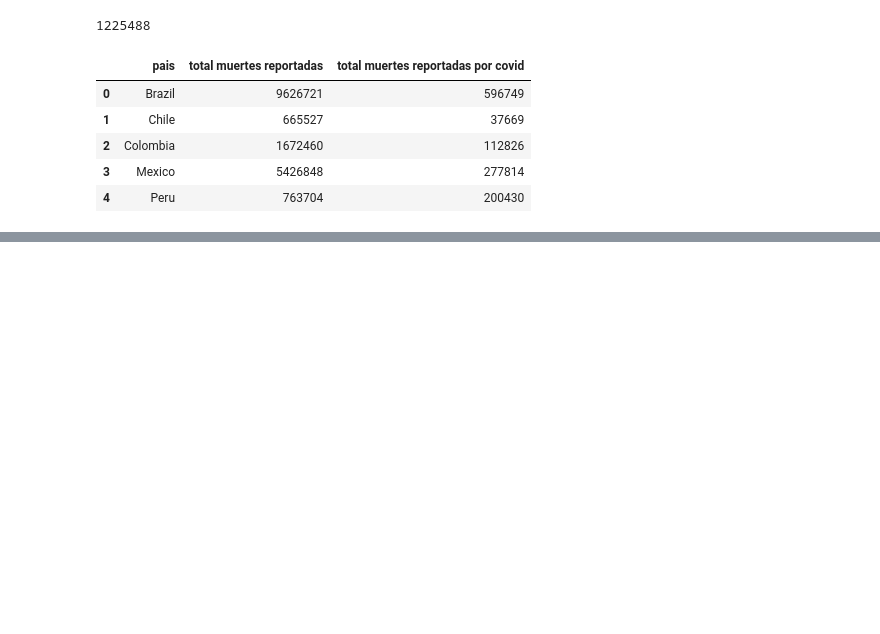
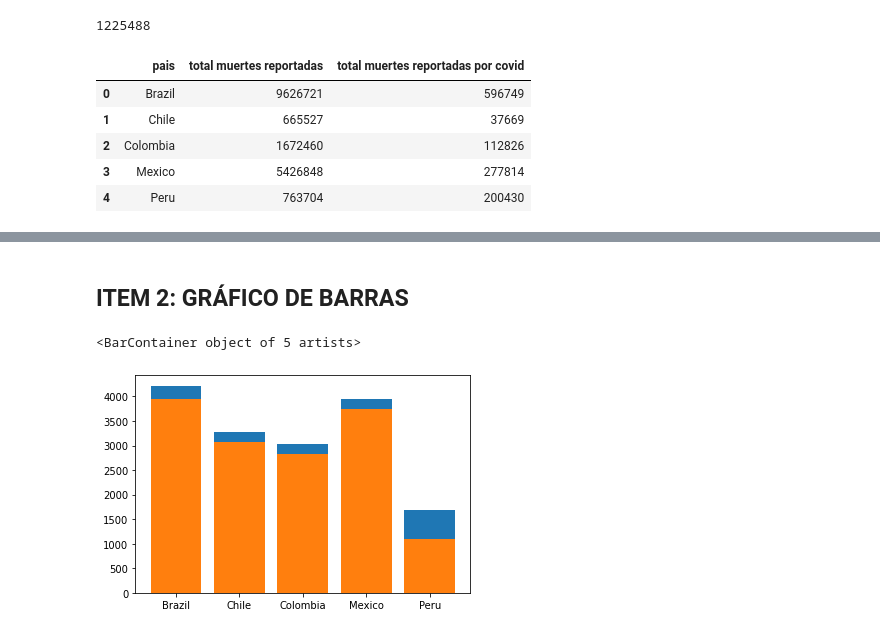
Before and after one commit to marcodeamicis/proyecto_covid, a Jupyter notebook: notebooks/1_business_and_data_understanding_amicis.ipynb, the cells around one changed output, grey strips where cells are left out. Saved outputs shown, nothing was run; the diff lists cells and outputs as text; code cells hidden in the pictures; blank space fills up the shorter version.

```diff
--- a/notebooks/1_business_and_data_understanding_amicis.ipynb
+++ b/notebooks/1_business_and_data_understanding_amicis.ipynb
@@ -52,0 +83,3 @@ df_muertes_agg.merge(df_poblacion, how='left', left_on='pais', right_on='Pais')
+# %%
+df_muertes_agg['muertes covid por cada 100.000 hab'] = df_muertes_agg['total muertes reportadas por covid']/df_muertes_agg['Poblacion']*100000
+df_muertes_agg
@@ -52,0 +93,3 @@ df_muertes_agg.merge(df_poblacion, how='left', left_on='pais', right_on='Pais')
+# %%
+df_muertes_agg['exceso muertes por cada 100.000 hab'] = (df_muertes_agg['total muertes reportadas'] - df_muertes_agg['total muertes reportadas por covid'])/df_muertes_agg['Poblacion']*100000
+df_muertes_agg
@@ -52,0 +103,3 @@ df_muertes_agg.merge(df_poblacion, how='left', left_on='pais', right_on='Pais')
+# %%
+df_muertes_agg['diferencia entre cifras'] = df_muertes_agg['exceso muertes por cada 100.000 hab'] - df_muertes_agg['muertes covid por cada 100.000 hab']
+df_muertes_agg
@@ -52,0 +113,2 @@ df_muertes_agg.merge(df_poblacion, how='left', left_on='pais', right_on='Pais')
+# %% [markdown]
+## ITEM 2: GRÁFICO DE BARRAS
@@ -52,0 +118,9 @@ df_muertes_agg.merge(df_poblacion, how='left', left_on='pais', right_on='Pais')
+# %%
+x = df_muertes_agg['Pais']
+y = df_muertes_agg[['exceso muertes por cada 100.000 hab', 'diferencia entre cifras']]
+# %%
+plt.bar(x=x, height=y['exceso muertes por cada 100.000 hab'])
+plt.bar(x=x, height=y['diferencia entre cifras'])
+# %% [output]
+<BarContainer object of 5 artists>
+[figure, added]
```
Also changed, not shown: parts of 17 cells of this notebook.
